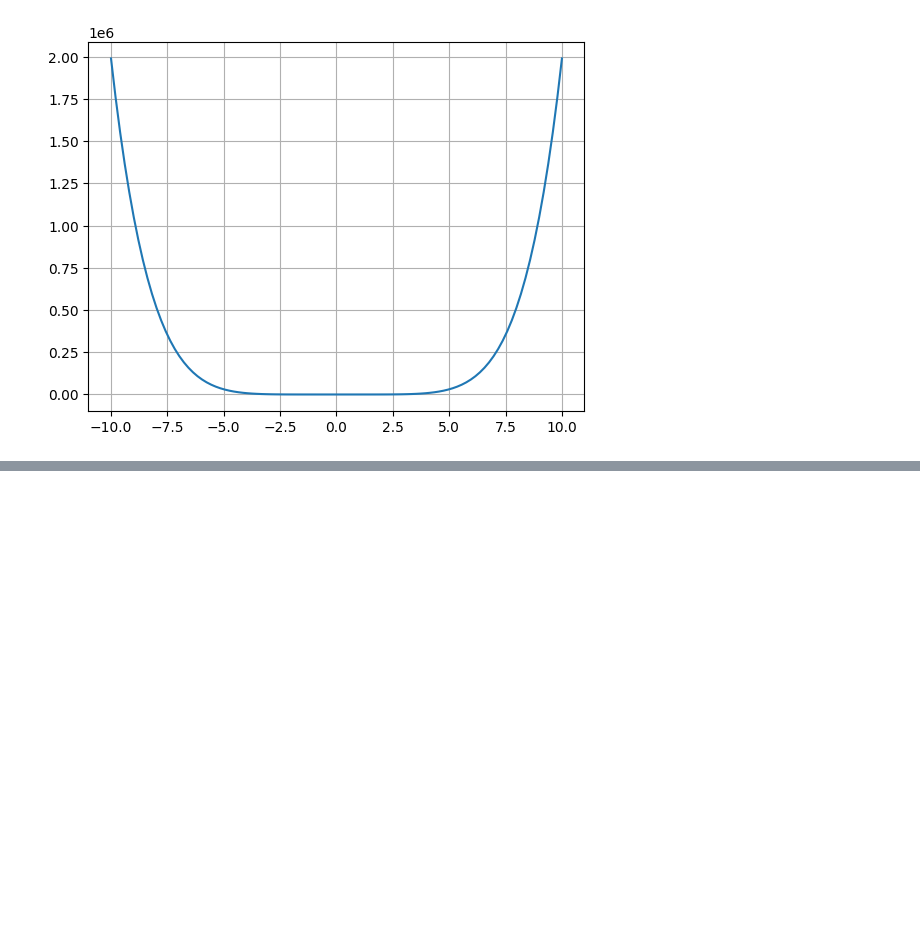
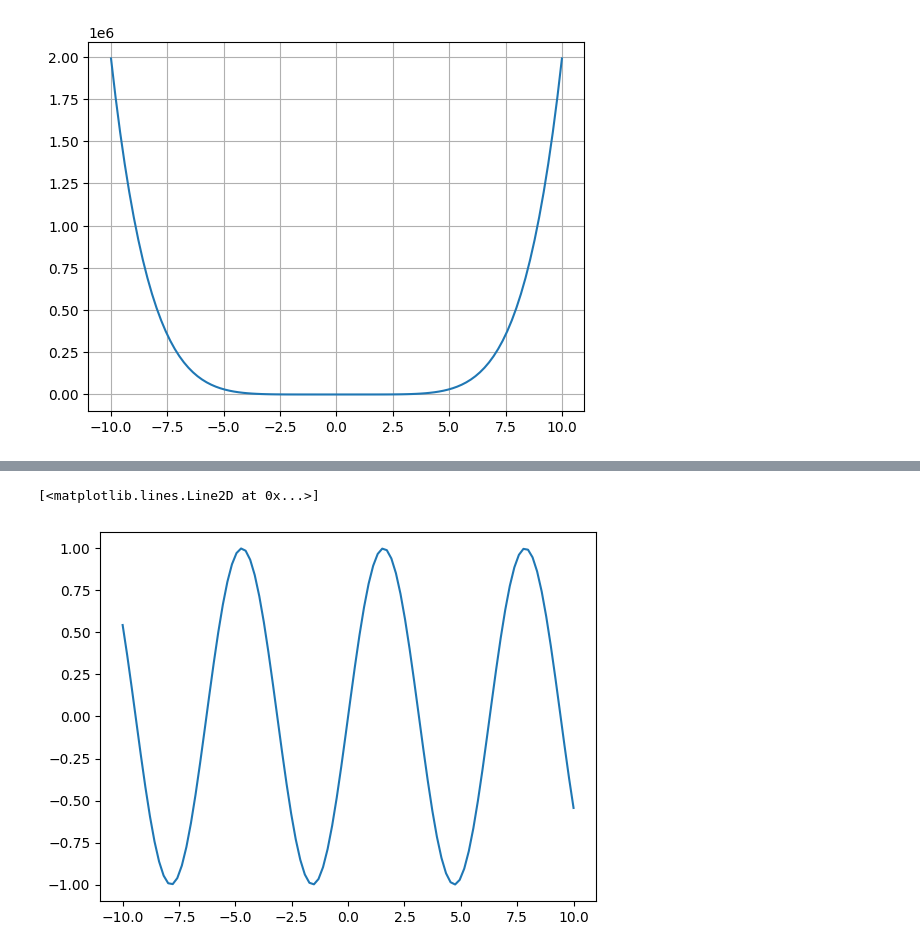
Before and after one commit to jasonssdev/data-science, a Jupyter notebook: functions/00_functions.ipynb, the cells around one changed output, grey strips where cells are left out. Drawn from its saved outputs; the diff is of its cells as text; code cells hidden in the pictures; blank space fills up the shorter version.

```diff
--- a/functions/00_functions.ipynb
+++ b/functions/00_functions.ipynb
@@ -48,0 +62,11 @@ plt.show()
+# %%
+def f(x):
+    return np.sin(x)
+
+
+y = f(x)
+
+plt.plot(x,y)
+# %% [output]
+[<matplotlib.lines.Line2D at 0x...>]
+[figure, added]
```
Also changed, not shown: parts of 24 cells of this notebook.
